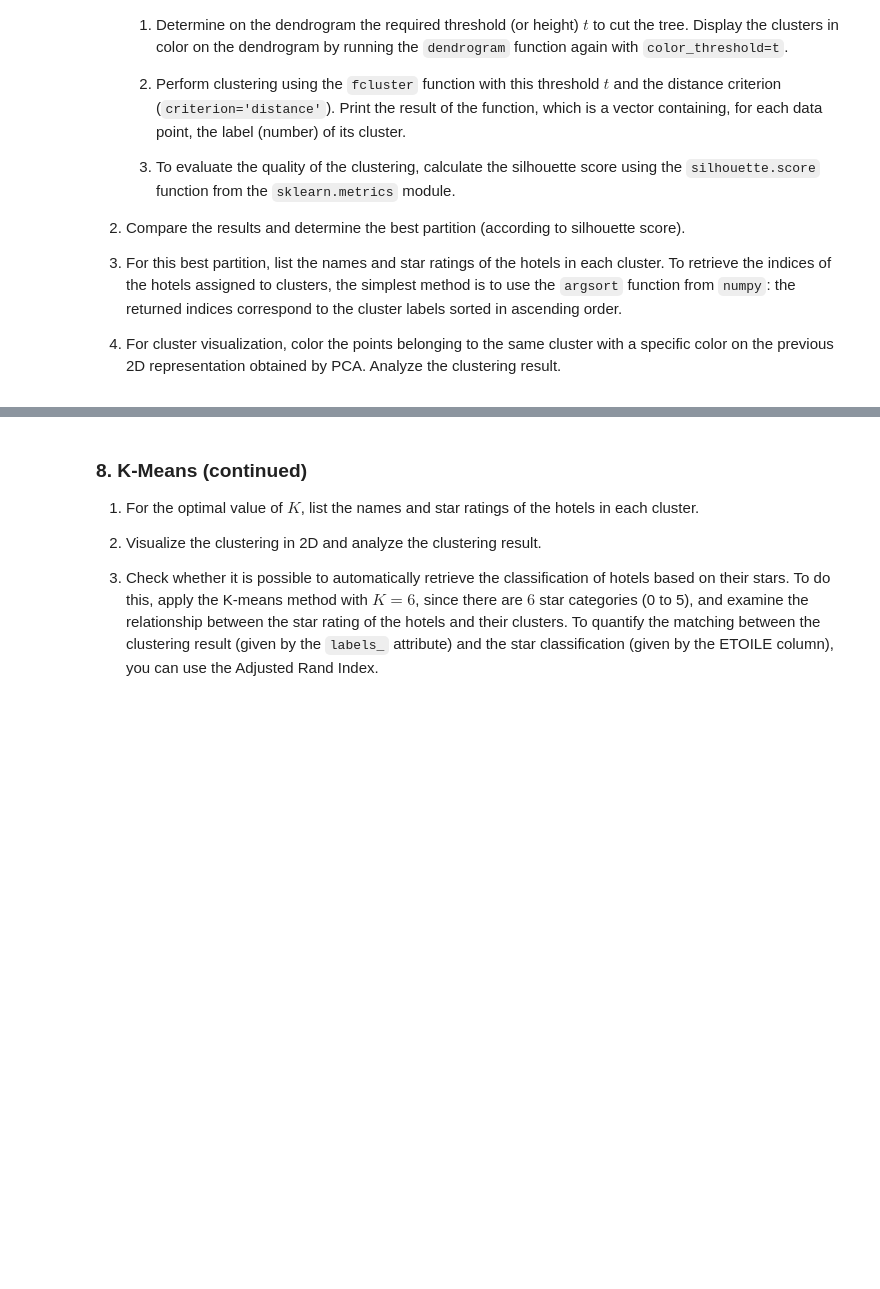
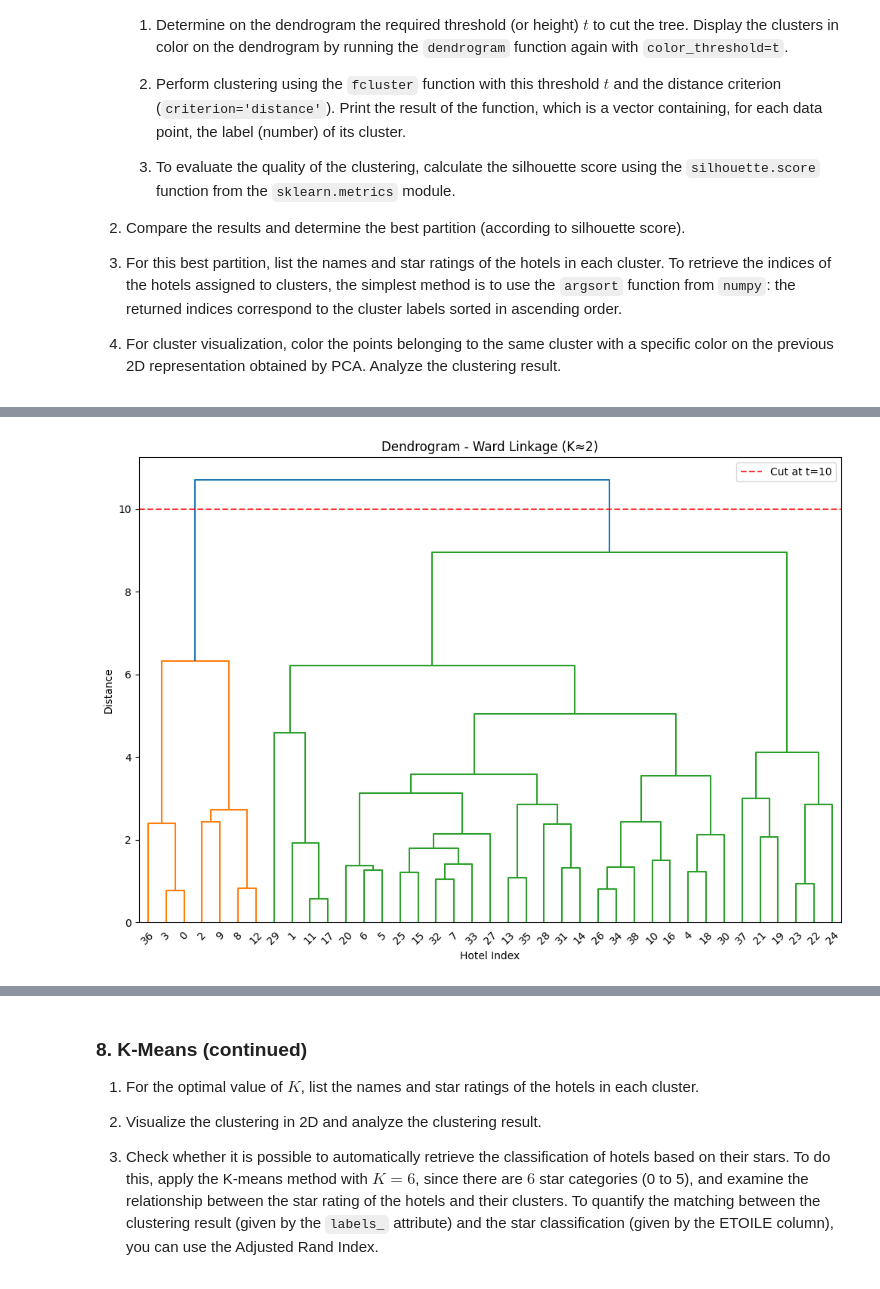
Before and after one commit to jmvilla12/apprentissage-non-supervise, a Jupyter notebook: TP2/TP_clustering_template.ipynb, the cells around one changed output, grey strips where cells are left out. Cells and saved outputs as stored; diff of their text form; code cells hidden in the pictures; blank space fills up the shorter version.

```diff
--- a/TP2/TP_clustering_template.ipynb
+++ b/TP2/TP_clustering_template.ipynb
@@ -237,0 +264,79 @@ Answer: In my concept the average and ward methods produce clearer and more bala
+# %%
+# Selected method: Ward
+selected_method = 'ward'
+linkage_matrix_selected = linkage_matrix_ward
+
+print(f"Using {selected_method} linkage method for clustering analysis")
+print("Testing different numbers of clusters (K=2, 3, 4)...")
+
+# === K=2 CLUSTERS ===
+print("\n--- Testing K=2 ---")
+t2 = 10  # Threshold for approximately 2 clusters
+plt.figure(figsize=(12, 8))
+dendrogram(linkage_matrix_ward, color_threshold=t2, leaf_font_size=10)
+plt.title('Dendrogram - Ward Linkage (K≈2)')
+plt.xlabel('Hotel Index')
+plt.ylabel('Distance')
+plt.axhline(y=t2, color='red', linestyle='--', alpha=0.8, label=f'Cut at t={t2}')
+plt.legend()
+plt.show()
+
+labels_2 = fcluster(linkage_matrix_ward, t2, criterion='distance')
+score_2 = silhouette_score(df_np, labels_2)
+print(f"K=2: Silhouette score = {score_2:.3f}")
+
+# === K=3 CLUSTERS ===
+print("\n--- Testing K=3 ---")
+t3 = 8  # Threshold for approximately 3 clusters
+plt.figure(figsize=(12, 8))
+dendrogram(linkage_matrix_ward, color_threshold=t3, leaf_font_size=10)
+plt.title('Dendrogram - Ward Linkage (K≈3)')
+plt.xlabel('Hotel Index')
+plt.ylabel('Distance')
+plt.axhline(y=t3, color='red', linestyle='--', alpha=0.8, label=f'Cut at t={t3}')
+plt.legend()
+plt.show()
+
+labels_3 = fcluster(linkage_matrix_ward, t3, criterion='distance')
+score_3 = silhouette_score(df_np, labels_3)
+print(f"K=3: Silhouette score = {score_3:.3f}")
+
+# === K=4 CLUSTERS ===
+print("\n--- Testing K=4 ---")
+t4 = 6  # Threshold for approximately 4 clusters
+plt.figure(figsize=(12, 8))
+dendrogram(linkage_matrix_ward, color_threshold=t4, leaf_font_size=10)
+plt.title('Dendrogram - Ward Linkage (K≈4)')
+plt.xlabel('Hotel Index')
+plt.ylabel('Distance')
+plt.axhline(y=t4, color='red', linestyle='--', alpha=0.8, label=f'Cut at t={t4}')
+plt.legend()
+plt.show()
+
+labels_4 = fcluster(linkage_matrix_ward, t4, criterion='distance')
+score_4 = silhouette_score(df_np, labels_4)
+print(f"K=4: Silhouette score = {score_4:.3f}")
+
+# Compare results
+print(f"\n=== COMPARISON OF RESULTS ===")
+print(f"K=2: Silhouette = {score_2:.3f}")
+print(f"K=3: Silhouette = {score_3:.3f}")
+print(f"K=4: Silhouette = {score_4:.3f}")
+
+# Select best result based on highest silhouette score
+if score_2 >= score_3 and score_2 >= score_4:
+    print(f"\nBest result: K=2 with silhouette score = {score_2:.3f}")
+    best_labels = labels_2
+    best_k = 2
+    best_t = t2
+elif score_3 >= score_4:
+    print(f"\nBest result: K=3 with silhouette score = {score_3:.3f}")
+    best_labels = labels_3
+    best_k = 3
+    best_t = t3
+else:
+    print(f"\nBest result: K=4 with silhouette score = {score_4:.3f}")
+    best_labels = labels_4
+    best_k = 4
+    best_t = t4
+# %% [output]
@@ -237,0 +347 @@ Answer: In my concept the average and ward methods produce clearer and more bala
+[figure, added]
```
Also changed, not shown: parts of 10 cells of this notebook.
